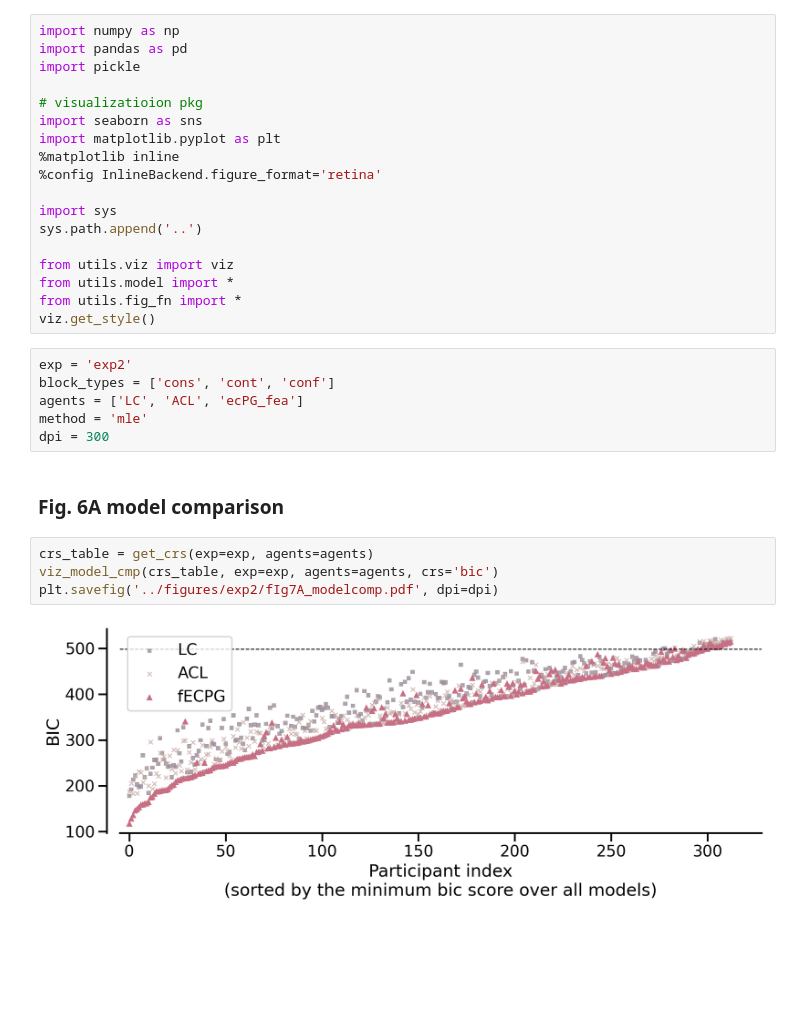
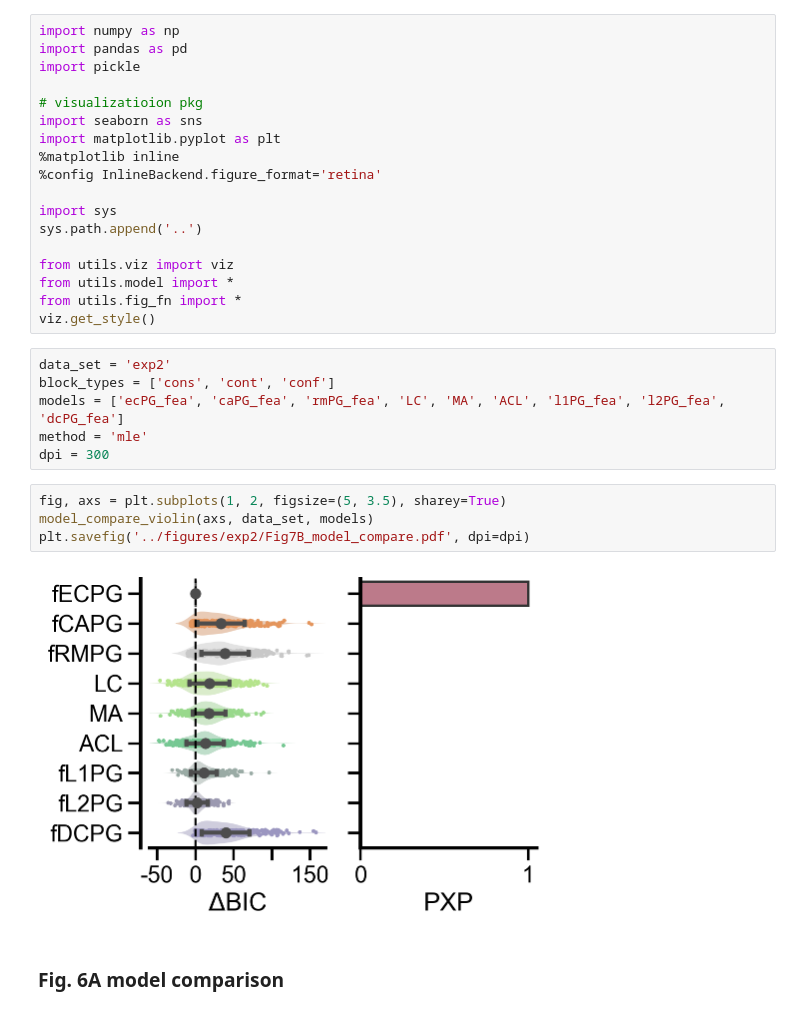
Before and after one commit to fangzefunny/ecpg, a Jupyter notebook: visualization/Fig7.ipynb, the cells around one changed output. Drawn from its saved outputs; the diff is of its cells as text; blank space fills up the shorter version.

```diff
--- a/visualization/Fig7.ipynb
+++ b/visualization/Fig7.ipynb
@@ -17,16 +17,16 @@ from utils.model import *
 from utils.fig_fn import *
 viz.get_style()
 # %%
-exp = 'exp2'
+data_set = 'exp2'
 block_types = ['cons', 'cont', 'conf']
-agents = ['LC', 'ACL', 'ecPG_fea']
+models = ['ecPG_fea', 'caPG_fea', 'rmPG_fea', 'LC', 'MA', 'ACL', 'l1PG_fea', 'l2PG_fea', 'dcPG_fea']
 method = 'mle'
 dpi = 300
+# %%
+fig, axs = plt.subplots(1, 2, figsize=(5, 3.5), sharey=True)
+model_compare_violin(axs, data_set, models)
+plt.savefig('../figures/exp2/Fig7B_model_compare.pdf', dpi=dpi)
+# %% [output]
+[figure, added]
 # %% [markdown]
 ### Fig. 6A model comparison
-# %%
-crs_table = get_crs(exp=exp, agents=agents)
-viz_model_cmp(crs_table, exp=exp, agents=agents, crs='bic')
-plt.savefig('../figures/exp2/fIg7A_modelcomp.pdf', dpi=dpi)
-# %% [output]
-[figure, removed]
```
Also changed, not shown: parts of 13 cells of this notebook, 6 other files.
